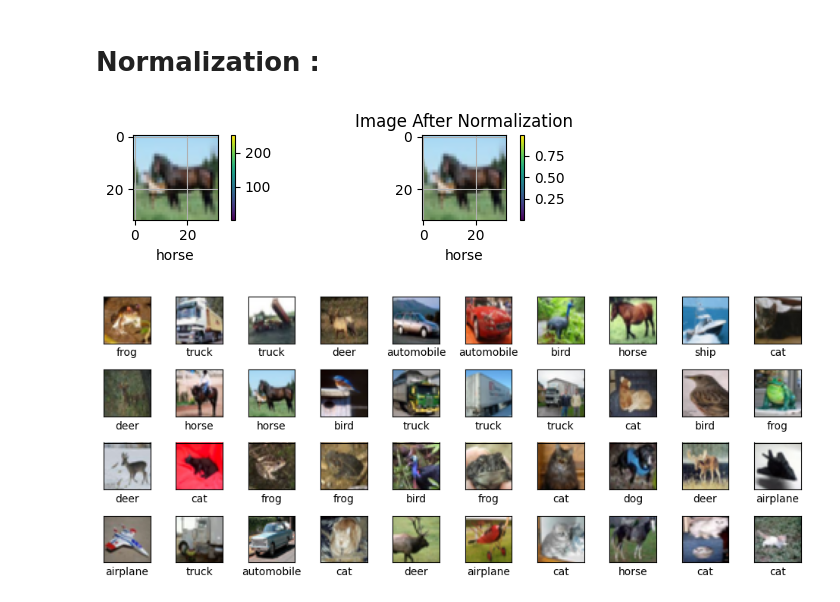
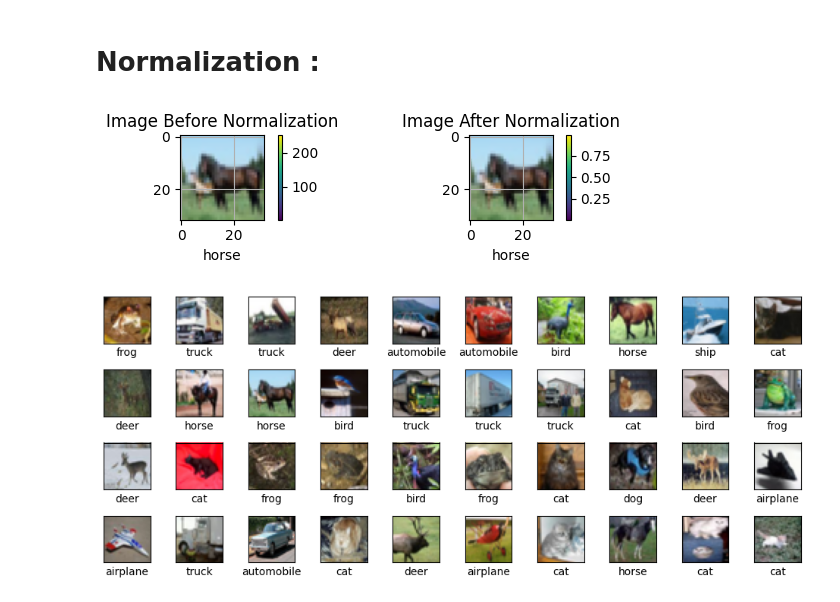
Before and after one commit to pmama/DeepLearningConcepts, a Jupyter notebook: CNN_CIFAR10.ipynb, the cells around one changed output. Cells and saved outputs as stored; diff of their text form; code cells hidden in the pictures.

```diff
--- a/CNN_CIFAR10.ipynb
+++ b/CNN_CIFAR10.ipynb
@@ -85,24 +86,25 @@ X_test = test_images.astype('float32') / 255.0
 # %%
 idx = 12
 plt.figure(figsize=(6,1.8))
 plt.subplot(1, 2, 1)
 plt.imshow(train_images[idx])
 class_name = classes[y_train[idx]]
 plt.xlabel(class_name)
 plt.colorbar()
 plt.grid(True)
+plt.title('Image Before Normalization')
 
 plt.subplot(1,2,2)
 plt.imshow(X_train[idx])
 class_name = classes[y_train[idx]]
 plt.xlabel(class_name)
 plt.colorbar()
 plt.grid(True)
 plt.title('Image After Normalization')
 plt.tight_layout()
 plt.show()
 # %% [output]
-[figure, old version]
+[figure, new version]
 # %%
 # Visualising array of pictures
 plt.figure(figsize=(10,4))
```
Also changed, not shown: parts of 31 cells of this notebook.
